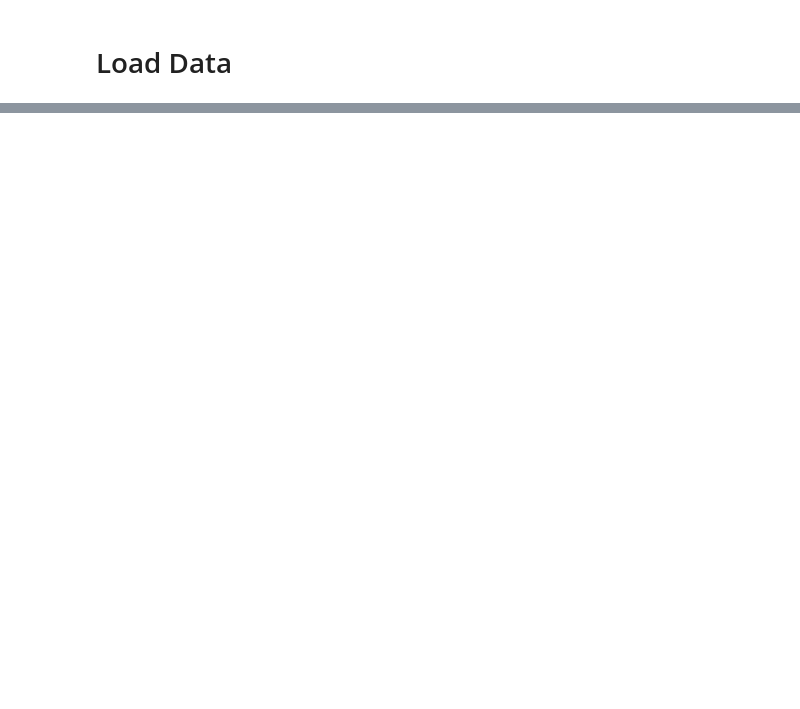
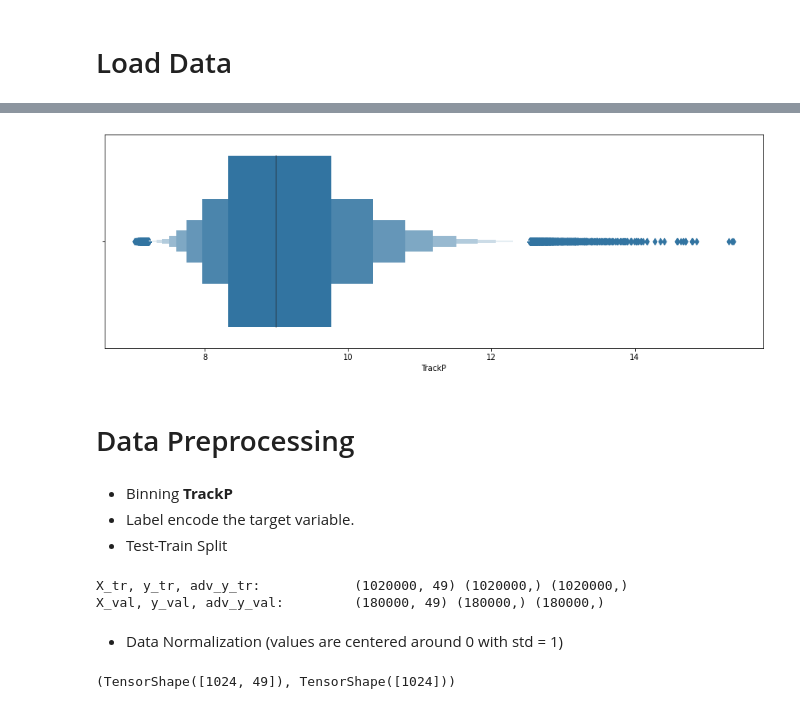
Before and after one commit to basselkassem/classifier-adversary, a Jupyter notebook: classifier_adversary.ipynb, the cells around one changed output, grey strips where cells are left out. Saved outputs shown, nothing was run; the diff lists cells and outputs as text; code cells hidden in the pictures; blank space fills up the shorter version.

```diff
--- a/classifier_adversary.ipynb
+++ b/classifier_adversary.ipynb
@@ -55,0 +89,33 @@ class Adversary(Model):
+# %%
+plt.subplots(figsize = (15, 5))
+sns.boxenplot(np.log(data['TrackP']))
+plt.show()
+# %% [output]
+[figure, added]
+# %% [markdown]
+# Data Preprocessing
+# %% [markdown]
+*  Binning **TrackP**
+*  Label encode the target variable.
+*  Test-Train Split
+# %%
+BINS_NUM = 10
+lb_encoder = LabelEncoder()
+data['iLabel'] = lb_encoder.fit_transform(data['Label'])
+#data['log_TrackP'] = np.log(data['TrackP'])
+data['binned_P'] = pd.qcut(data['TrackP'], q = BINS_NUM, labels=range(0, BINS_NUM))
+
+features = list(set(data.columns.values) - {'Label', 'iLabel', 'binned_P'})
+X = data[features]
+y = data['iLabel']
+adv_y = data['binned_P']
+
+X_tr, X_val, y_tr, y_val, adv_y_tr, adv_y_val = train_test_split(X, y, adv_y, train_size = 0.85, shuffle = True, stratify = y)
+
+print('X_tr, y_tr, adv_y_tr:\t\t', X_tr.shape, y_tr.shape, adv_y_tr.shape)
+print('X_val, y_val, adv_y_val:\t', X_val.shape, y_val.shape, adv_y_val.shape)
+# %% [output]
+X_tr, y_tr, adv_y_tr:            (1020000, 49) (1020000,) (1020000,)
+X_val, y_val, adv_y_val:         (180000, 49) (180000,) (180000,)
+# %% [markdown]
+*  Data Normalization (values are centered around 0 with std = 1)
@@ -55,0 +135,10 @@ class Adversary(Model):
+# %%
+train_ds = tf.data.Dataset.from_tensor_slices((X_tr_scaled, y_tr)).cache().batch(BATCH_SIZE)
+train_ds = train_ds.prefetch(tf.data.experimental.AUTOTUNE)
+valid_ds = tf.data.Dataset.from_tensor_slices((X_val_scaled, y_val)).batch(BATCH_SIZE)
+valid_ds = valid_ds.prefetch(tf.data.experimental.AUTOTUNE)
+
+X_exp, y_exp = next(iter(train_ds))
+X_exp.shape, y_exp.shape
+# %% [output]
+(TensorShape([1024, 49]), TensorShape([1024]))
```
Also changed, not shown: parts of 53 cells of this notebook.
